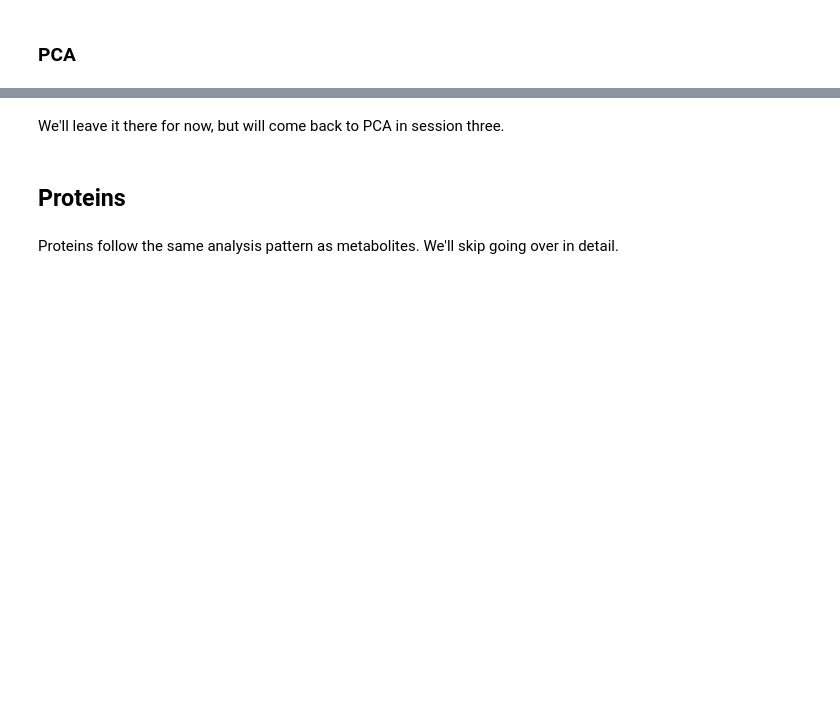
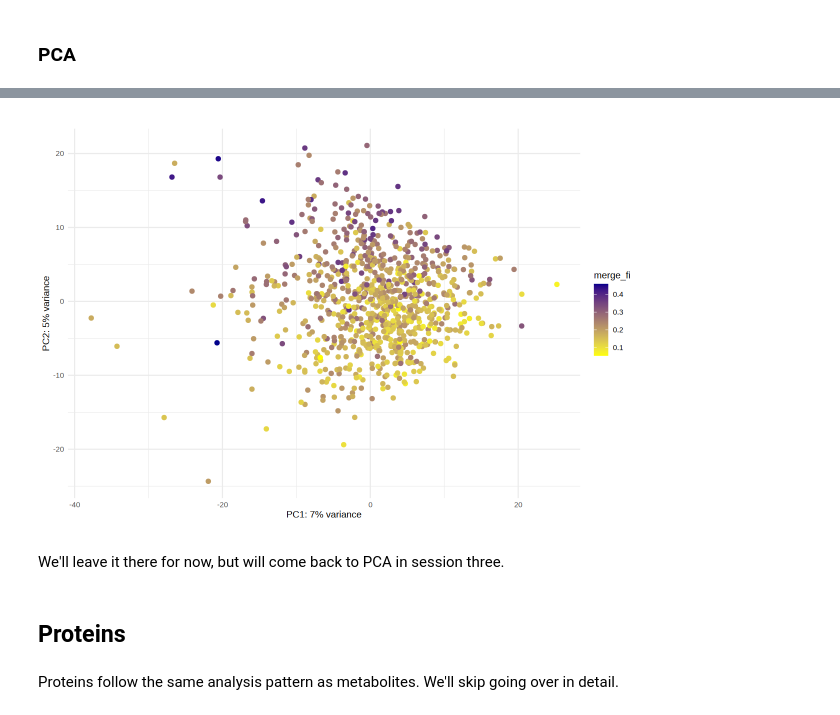
Before and after one commit to PriceLab/Aging_Workshop_24, a Jupyter notebook: Session1/1-SingleOmic.ipynb, the cells around one changed output, grey strips where cells are left out. Cells and saved outputs as stored; diff of their text form; code cells hidden in the pictures; blank space fills up the shorter version.

```diff
--- a/Session1/1-SingleOmic.ipynb
+++ b/Session1/1-SingleOmic.ipynb
@@ -199,10 +335,13 @@ ggplot(PCA_mets, aes(x=PC3, y=PC4, color=sex)) +
 # %%
+options(repr.plot.width=10, repr.plot.height=7)#Default=7x7
 ggplot(PCA_mets, aes(x=PC1, y=PC2, color=merge_fi)) +
     geom_point(size=2) + scale_color_gradient(low = "yellow", high = "darkblue") +
     xlab(paste0("PC1: ",round(percentVar[1] * 100),"% variance")) +
     ylab(paste0("PC2: ",round(percentVar[2] * 100),"% variance")) +
     theme_minimal() +
     coord_fixed()
+# %% [output]
+[figure, added]
 # %% [markdown]
  We'll leave it there for now, but will come back to PCA in session three.
 # %% [markdown]
```
Also changed, not shown: parts of 97 cells of this notebook, 2 other files.
